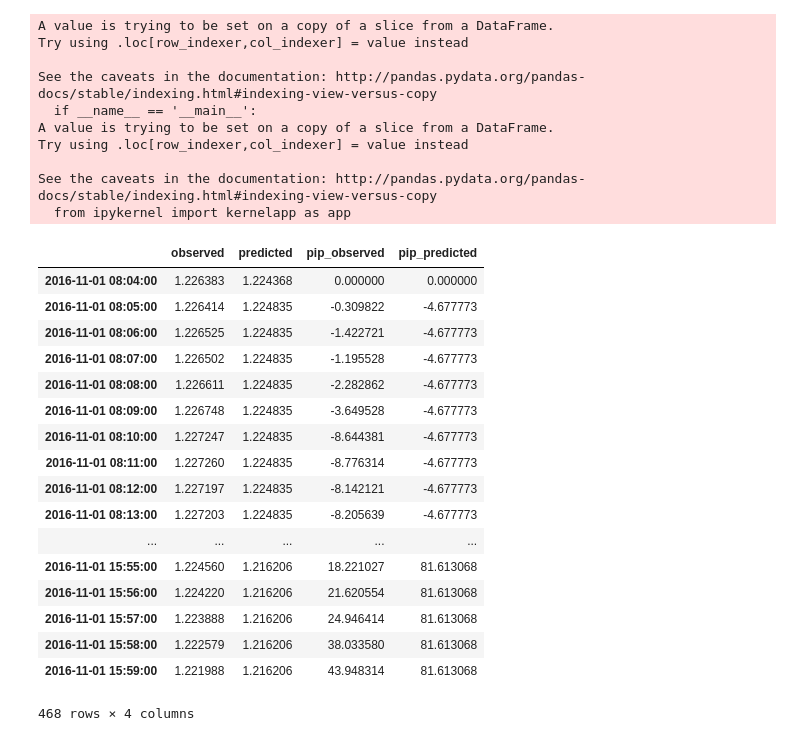
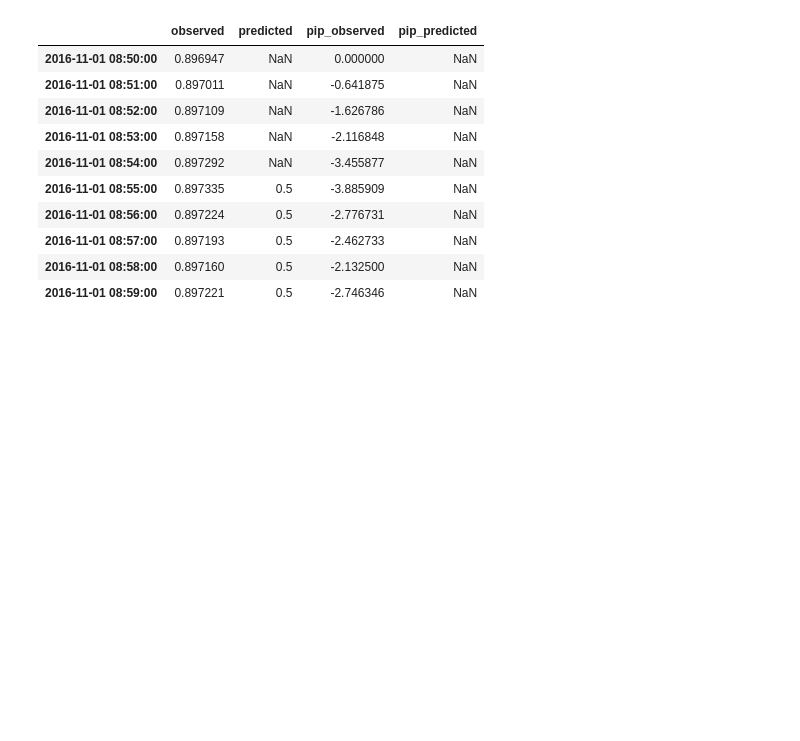
Before and after one commit to clementlefevre/Wolf-of-Mauer-Park, a Jupyter notebook: overview.ipynb, the cells around one changed output. Cells and saved outputs as stored; diff of their text form; code cells hidden in the pictures; blank space fills up the shorter version.

```diff
--- a/overview.ipynb
+++ b/overview.ipynb
@@ -12,36 +16,24 @@ df_test = df_test[4:]
 # %%
+simulator = pickle.load(open( "data/predictions/simulator.p", "rb" ) )
+
+df_test= simulator.predictions[5].df
+
+
 df_test['pip_observed']=(df_test.observed.iloc[0]-df_test.observed)*10000
 df_test['pip_predicted']=(df_test.predicted.iloc[0]-df_test.predicted)*10000
 df_test
 # %% [output]
-A value is trying to be set on a copy of a slice from a DataFrame.
-Try using .loc[row_indexer,col_indexer] = value instead
-
-See the caveats in the documentation: http://pandas.pydata.org/pandas-docs/stable/indexing.html#indexing-view-versus-copy
-  if __name__ == '__main__':
-A value is trying to be set on a copy of a slice from a DataFrame.
-Try using .loc[row_indexer,col_indexer] = value instead
-
-See the caveats in the documentation: http://pandas.pydata.org/pandas-docs/stable/indexing.html#indexing-view-versus-copy
-  from ipykernel import kernelapp as app
 |  | observed | predicted | pip_observed | pip_predicted |
-| 2016-11-01 08:04:00 | 1.226383 | 1.224368 | 0.000000 | 0.000000 |
-| 2016-11-01 08:05:00 | 1.226414 | 1.224835 | -0.309822 | -4.677773 |
-| 2016-11-01 08:06:00 | 1.226525 | 1.224835 | -1.422721 | -4.677773 |
-| 2016-11-01 08:07:00 | 1.226502 | 1.224835 | -1.195528 | -4.677773 |
-| 2016-11-01 08:08:00 | 1.226611 | 1.224835 | -2.282862 | -4.677773 |
-| 2016-11-01 08:09:00 | 1.226748 | 1.224835 | -3.649528 | -4.677773 |
-| 2016-11-01 08:10:00 | 1.227247 | 1.224835 | -8.644381 | -4.677773 |
-| 2016-11-01 08:11:00 | 1.227260 | 1.224835 | -8.776314 | -4.677773 |
-| 2016-11-01 08:12:00 | 1.227197 | 1.224835 | -8.142121 | -4.677773 |
-| 2016-11-01 08:13:00 | 1.227203 | 1.224835 | -8.205639 | -4.677773 |
-| ... | ... | ... | ... | ... |
-| 2016-11-01 15:55:00 | 1.224560 | 1.216206 | 18.221027 | 81.613068 |
-| 2016-11-01 15:56:00 | 1.224220 | 1.216206 | 21.620554 | 81.613068 |
-| 2016-11-01 15:57:00 | 1.223888 | 1.216206 | 24.946414 | 81.613068 |
-| 2016-11-01 15:58:00 | 1.222579 | 1.216206 | 38.033580 | 81.613068 |
-| 2016-11-01 15:59:00 | 1.221988 | 1.216206 | 43.948314 | 81.613068 |
+| 2016-11-01 08:50:00 | 0.896947 | NaN | 0.000000 | NaN |
+| 2016-11-01 08:51:00 | 0.897011 | NaN | -0.641875 | NaN |
+| 2016-11-01 08:52:00 | 0.897109 | NaN | -1.626786 | NaN |
+| 2016-11-01 08:53:00 | 0.897158 | NaN | -2.116848 | NaN |
+| 2016-11-01 08:54:00 | 0.897292 | NaN | -3.455877 | NaN |
+| 2016-11-01 08:55:00 | 0.897335 | 0.5 | -3.885909 | NaN |
+| 2016-11-01 08:56:00 | 0.897224 | 0.5 | -2.776731 | NaN |
+| 2016-11-01 08:57:00 | 0.897193 | 0.5 | -2.462733 | NaN |
+| 2016-11-01 08:58:00 | 0.897160 | 0.5 | -2.132500 | NaN |
+| 2016-11-01 08:59:00 | 0.897221 | 0.5 | -2.746346 | NaN |
-468 rows × 4 columns
 # %%
 df_test[['pip_observed','pip_predicted']].plot()
 # %% [output]
```
Also changed, not shown: parts of 7 cells of this notebook, 10 other files.
